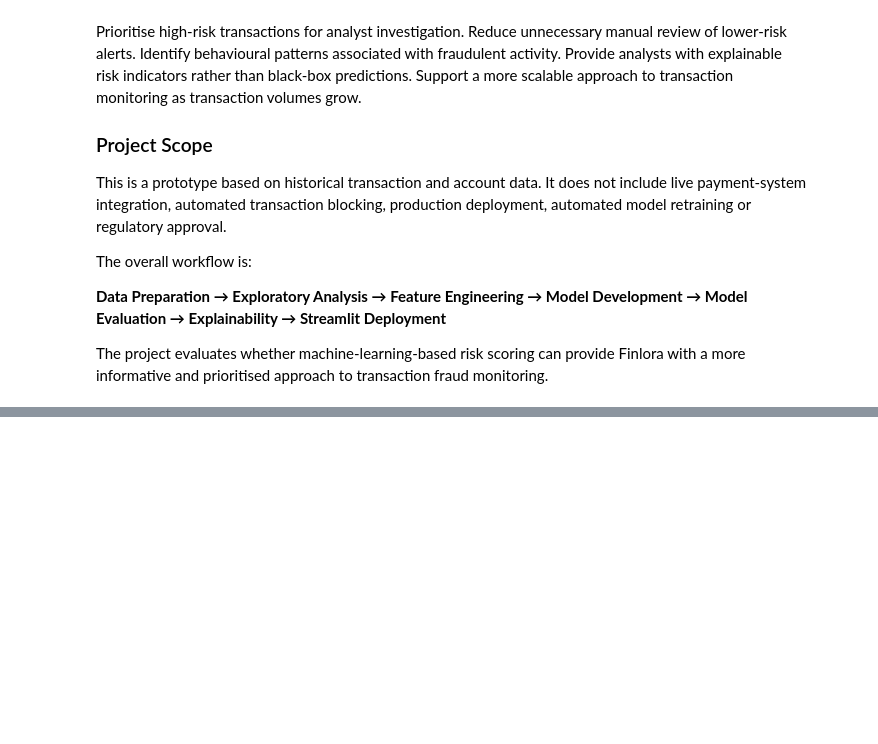
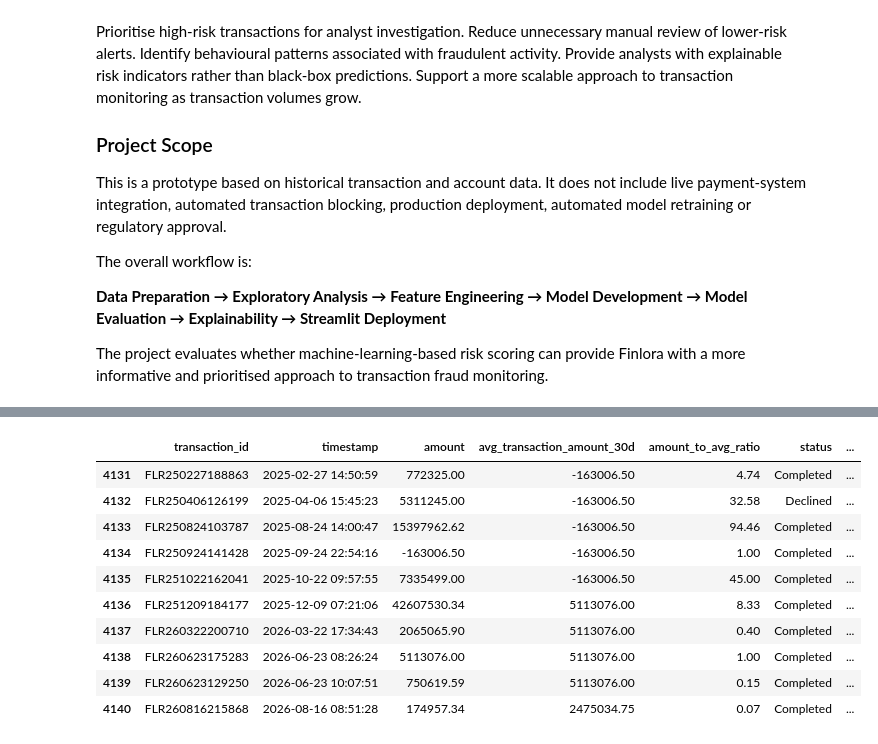
Before and after one commit to telvinpaul1/finlora_fraud_detection_and_risk_scoring, a Jupyter notebook: notebook/data_cleaning.ipynb, the cells around one changed output, grey strips where cells are left out. Saved outputs shown, nothing was run; the diff lists cells and outputs as text; code cells hidden in the pictures; blank space fills up the shorter version.

```diff
--- a/notebook/data_cleaning.ipynb
+++ b/notebook/data_cleaning.ipynb
@@ -1068,0 +297,21 @@ Cleaned datasets saved successfully.
+# %%
+categorical_columns = [  # Define the categorical columns that need to be standardised and checked
+    "channel",
+    "account_type",
+    "kyc_tier",
+    "merchant_category"
+]
+
+for col in categorical_columns:  # Loop through each categorical column
+
+    if col in transactions.columns:  # Check that the column exists in the transactions dataset
+
+        transactions[col] = transactions[col].str.lower()  # Convert all text values to lowercase for consistency
+
+for col in categorical_columns:  # Loop through the categorical columns again to inspect their values
+
+    if col in transactions.columns:  # Check that the column exists before analysing it
+
+        print(f"\n--- {col} ---")  # Print the column name as a heading
+
+        display(transactions[col].value_counts(dropna=False))  # Display the frequency of each category, including missing values
@@ -1068,0 +702,34 @@ Cleaned datasets saved successfully.
+# %%
+# Investigate the complete transaction history of an account
+# associated with negative 30-day average transaction amounts.
+
+account_check = transactions[
+    transactions["account_id"] == "FLR-ACC-100214"
+]
+
+display(
+    account_check[
+        [
+            "transaction_id",
+            "timestamp",
+            "amount",
+            "avg_transaction_amount_30d",
+            "amount_to_avg_ratio",
+            "status",
+            "merchant_category",
+            "is_fraud"
+        ]
+    ].sort_values("timestamp")
+)
+# %% [output]
+|  | transaction_id | timestamp | amount | avg_transaction_amount_30d | amount_to_avg_ratio | status | ... |
+| 4131 | FLR250227188863 | 2025-02-27 14:50:59 | 772325.00 | -163006.50 | 4.74 | Completed | ... |
+| 4132 | FLR250406126199 | 2025-04-06 15:45:23 | 5311245.00 | -163006.50 | 32.58 | Declined | ... |
+| 4133 | FLR250824103787 | 2025-08-24 14:00:47 | 15397962.62 | -163006.50 | 94.46 | Completed | ... |
+| 4134 | FLR250924141428 | 2025-09-24 22:54:16 | -163006.50 | -163006.50 | 1.00 | Completed | ... |
+| 4135 | FLR251022162041 | 2025-10-22 09:57:55 | 7335499.00 | -163006.50 | 45.00 | Completed | ... |
+| 4136 | FLR251209184177 | 2025-12-09 07:21:06 | 42607530.34 | 5113076.00 | 8.33 | Completed | ... |
+| 4137 | FLR260322200710 | 2026-03-22 17:34:43 | 2065065.90 | 5113076.00 | 0.40 | Completed | ... |
+| 4138 | FLR260623175283 | 2026-06-23 08:26:24 | 5113076.00 | 5113076.00 | 1.00 | Completed | ... |
+| 4139 | FLR260623129250 | 2026-06-23 10:07:51 | 750619.59 | 5113076.00 | 0.15 | Completed | ... |
+| 4140 | FLR260816215868 | 2026-08-16 08:51:28 | 174957.34 | 2475034.75 | 0.07 | Completed | ... |
```
Also changed, not shown: parts of 120 cells of this notebook, 9 other files.
